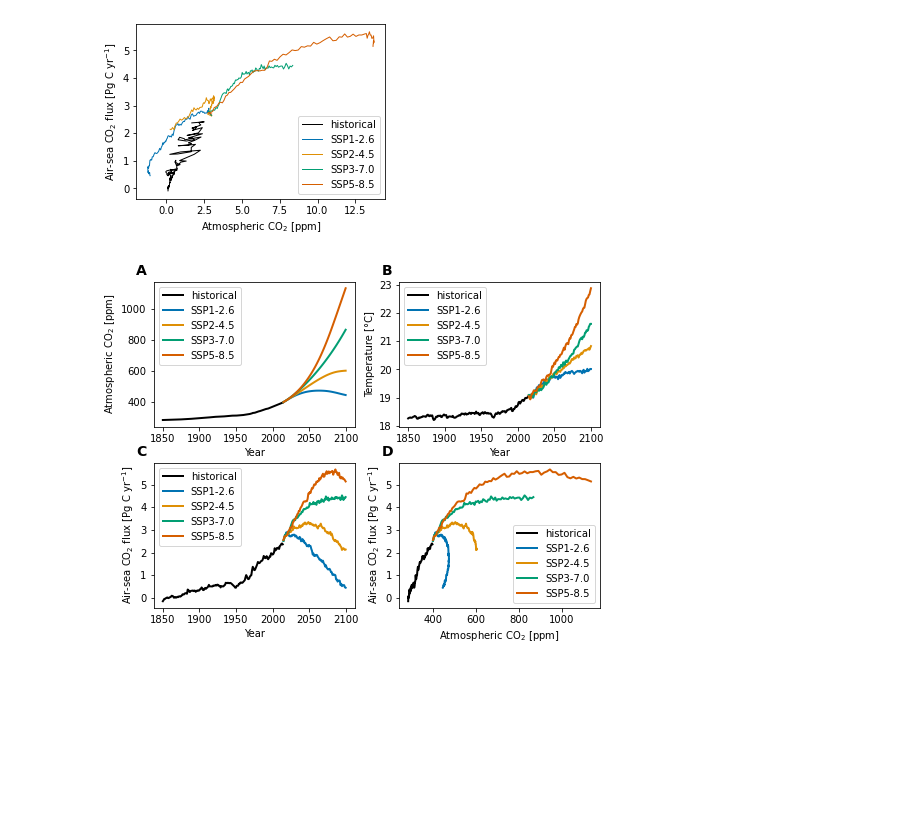
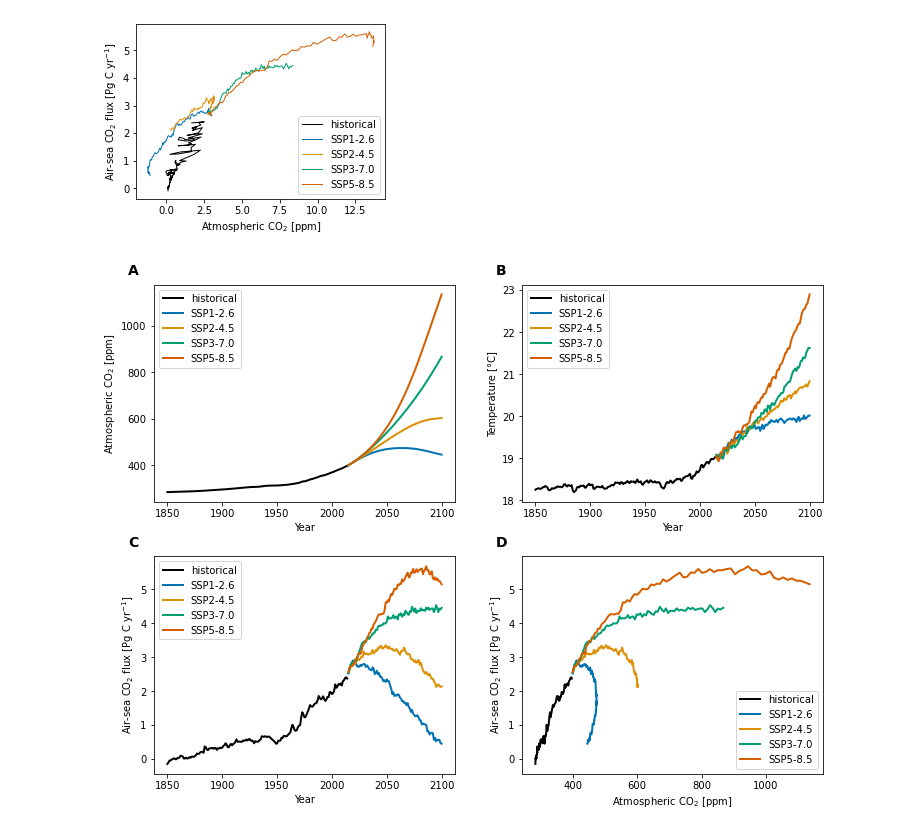
Before and after one commit to marbl-ecosys/cesm2-marbl, a Jupyter notebook: notebooks/transient.ipynb, the cells around one changed output. Drawn from its saved outputs; the diff is of its cells as text; code cells hidden in the pictures; blank space fills up the shorter version.

Commit message:
figsize changed

```diff
--- a/notebooks/transient.ipynb
+++ b/notebooks/transient.ipynb
@@ -220,35 +220,35 @@ nrow = 2
 ncol = 2
 #fig, axs = plt.subplots(nrow, ncol, figsize=(4*ncol, 3*nrow), constrained_layout=False)
 
-fig = plt.figure(figsize=(8, 6))
+fig = plt.figure(figsize=(12, 9))
 gs = gridspec.GridSpec(
     nrows=2, ncols=2,
     hspace=0.25,
     wspace=0.22,
 )
 for i, j in product(range(2), range(2)):
     axs[i, j] = plt.subplot(gs[i, j])
 
 
 
 X = [['year', 'year'], ['year', 'ATM_CO2'],]
 Y = [['ATM_CO2', 'SST'], ['FG_CO2', 'FG_CO2'],]
 
 for i, j in product(range(2), range(2)):
     ax = axs[i, j]
     x = X[i][j]
     y = Y[i][j]
     for exp in experiments:
         ds = dsets[exp]
         #for member_id in ds.member_id.values:
         #    ax.plot(ds.time, ds[v].sel(member_id=member_id), '-', alpha=0.25, linewidth=1, color=exp_colors[exp])
         ax.plot(ds[x], ds[y], '-', linewidth=2, color=exp_colors[exp], label=exp)
 
     ax.set_ylabel(variable_labels[y])
     ax.legend()
     ax.set_xlabel(variable_labels[x])
 utils.label_plots(fig, [ax for ax in axs.ravel()], xoff=-0.03, yoff=0.015)
 
 utils.savefig(f'global-timeseries-FG_CO2.pdf')
 # %% [output]
-[figure, old version]
+[figure, new version]
```
Also changed, not shown: 5 other files.
